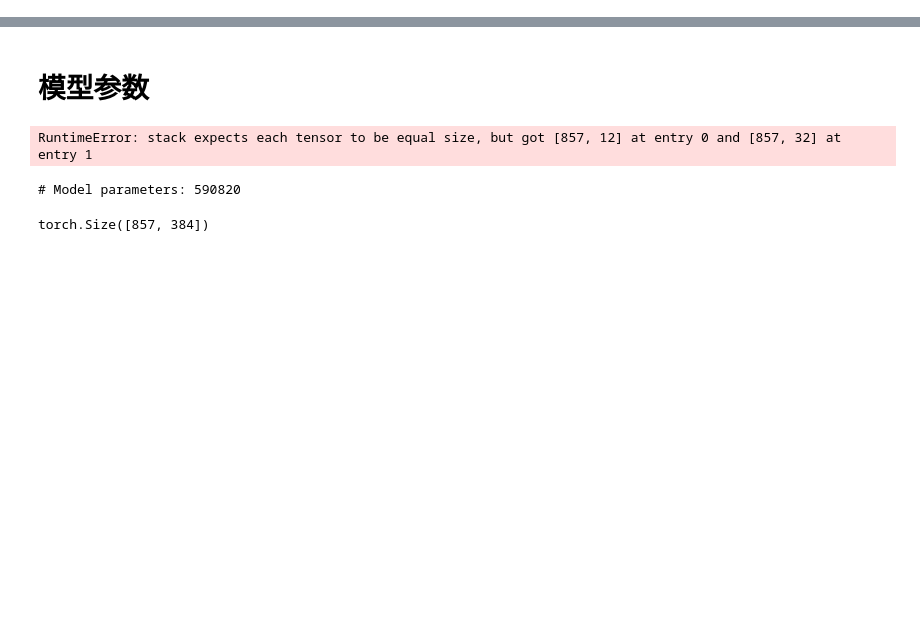
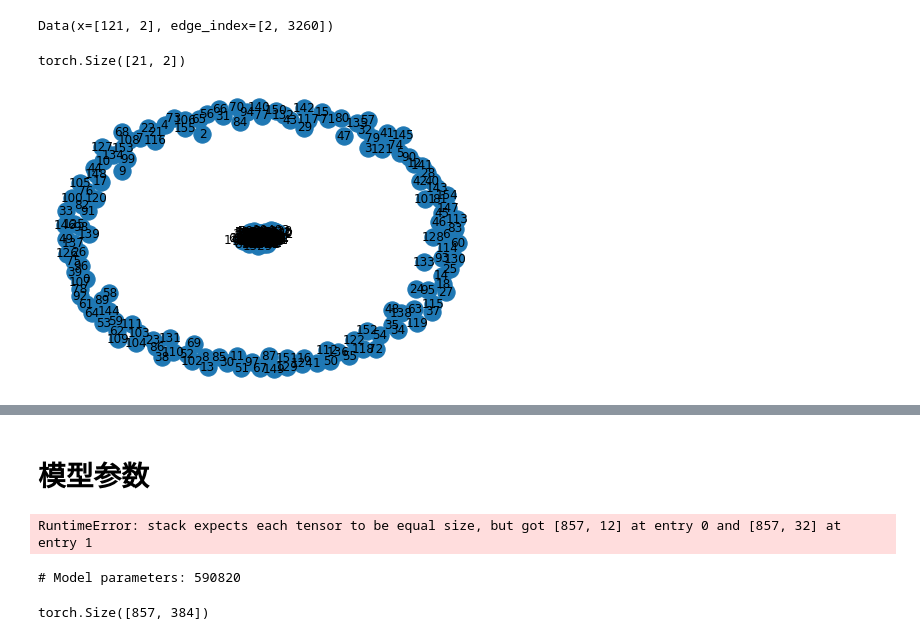
Before and after one commit to BioAI-kits/AttentionMOI, a Jupyter notebook: Untitled1.ipynb, the cells around one changed output, grey strips where cells are left out. Cells and saved outputs as stored; diff of their text form; code cells hidden in the pictures; blank space fills up the shorter version.

```diff
--- a/Untitled1.ipynb
+++ b/Untitled1.ipynb
@@ -58,2 +65,57 @@ omic_features = graph.ndata['h']
 # %%
 pathways = read_pathways(id_mapping=id_mapping, file='./Pathway/pathway_genes.gmt')
+# %%
+def read_pathways(id_mapping, file):
+    """To read pathway data (gmt format).
+    id_mapping (pandas, dataframe): return from build_graph function. It is used to changed gene id to node id.
+    file (str): pathways file.
+
+    Return:
+        pathways (dict): key <-- pathway name; value <-- nodes id, pandas array.
+    """
+    pathways = {}
+    with open(file) as F:
+        for line in F.readlines():
+            line = line.strip().split("\t")
+            genes = [int(i.strip()) for i in line[1:]]
+            nodes_id = id_mapping.loc[set(genes) & set(id_mapping.index.values), 'node_id'].values
+            if len(nodes_id) > 20:
+                pathways[line[0]] = nodes_id
+    return pathways
+
+
+pathways = read_pathways(id_mapping=id_mapping, file='./Pathway/pathway_genes.gmt')
+# %%
+from torch_geometric.utils import subgraph
+from torch_geometric.data import Data
+
+x = omic_features[:,0,:]
+edge_index = graph.edge_index
+
+sub_graphs = []
+for k, nodes in pathways.items():
+    sub_edge_index, _ = subgraph(subset= list(nodes) , edge_index=edge_index)
+    sub_x = x[list(nodes), :]
+    sub_graph = Data(x=sub_x, edge_index=sub_edge_index)
+    sub_graphs.append(sub_graph)
+# %%
+sub_graphs[0]
+# %% [output]
+Data(x=[121, 2], edge_index=[2, 3260])
+# %%
+sub_x.shape
+# %% [output]
+torch.Size([21, 2])
+# %%
+import networkx as nx
+from torch_geometric.utils.convert import to_networkx
+import matplotlib.pyplot as plt
+
+def draw(Data):
+    G = to_networkx(Data)
+    nx.draw(G, with_labels=True)
+    plt.show()
+
+draw(sub_graphs[1])
+# %% [output]
+[figure, added]
```
Also changed, not shown: parts of 11 cells of this notebook, 13 other files.
